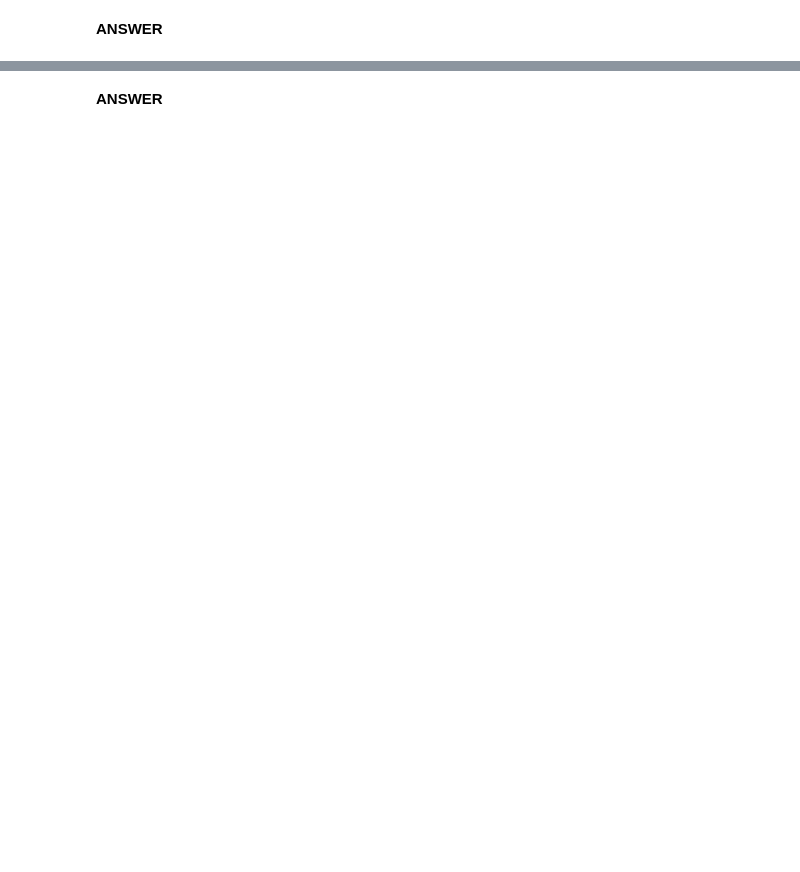
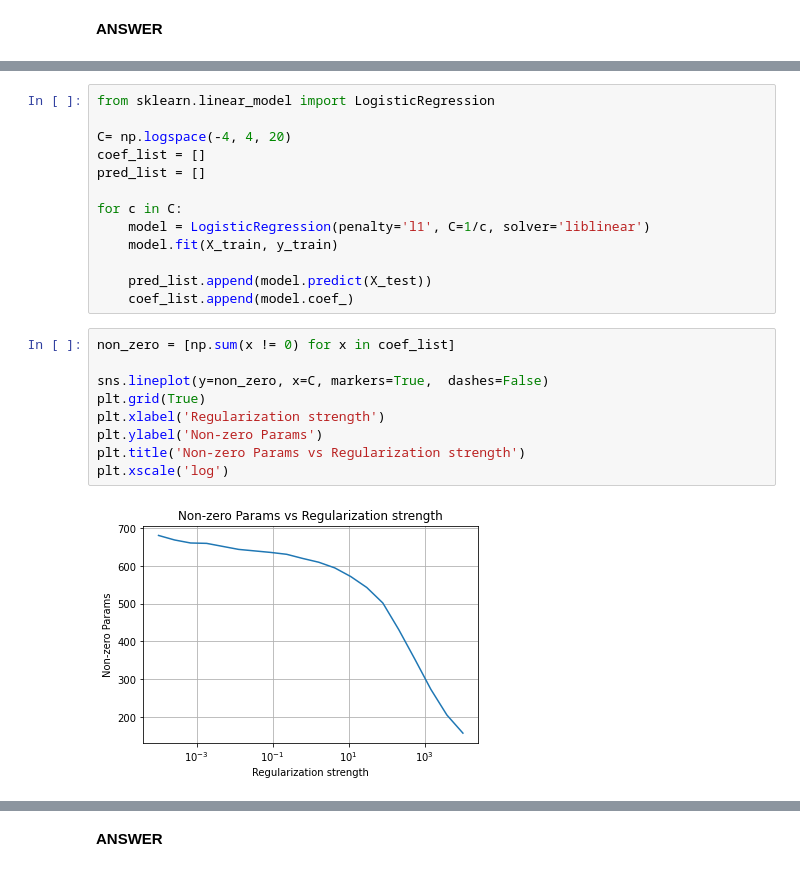
Before and after one commit to gamecicn/ids705, a Jupyter notebook: assignments/Assignment3/Assignment_3.ipynb, the cells around one changed output, grey strips where cells are left out. Saved outputs shown, nothing was run; the diff lists cells and outputs as text; blank space fills up the shorter version.

```diff
--- a/assignments/Assignment3/Assignment_3.ipynb
+++ b/assignments/Assignment3/Assignment_3.ipynb
@@ -524,0 +576,24 @@ else:
+# %%
+from sklearn.linear_model import LogisticRegression
+
+C= np.logspace(-4, 4, 20)
+coef_list = []
+pred_list = []
+
+for c in C:
+    model = LogisticRegression(penalty='l1', C=1/c, solver='liblinear')
+    model.fit(X_train, y_train)
+
+    pred_list.append(model.predict(X_test))
+    coef_list.append(model.coef_)
+# %%
+non_zero = [np.sum(x != 0) for x in coef_list]
+
+sns.lineplot(y=non_zero, x=C, markers=True,  dashes=False)
+plt.grid(True)
+plt.xlabel('Regularization strength')
+plt.ylabel('Non-zero Params')
+plt.title('Non-zero Params vs Regularization strength')
+plt.xscale('log')
+# %% [output]
+[figure, added]
```
Also changed, not shown: parts of 15 cells of this notebook.
